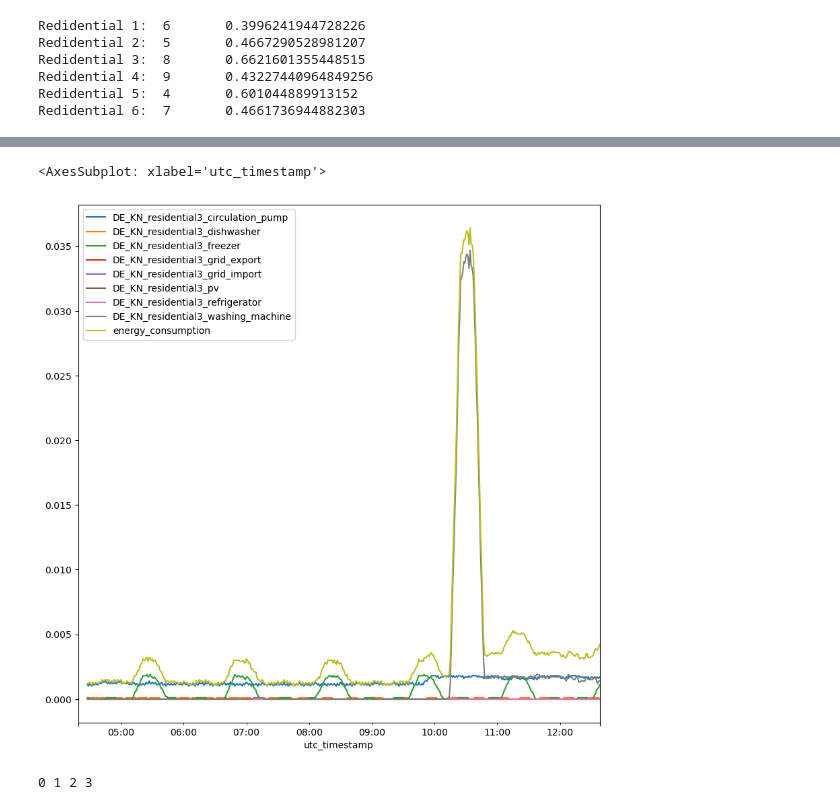
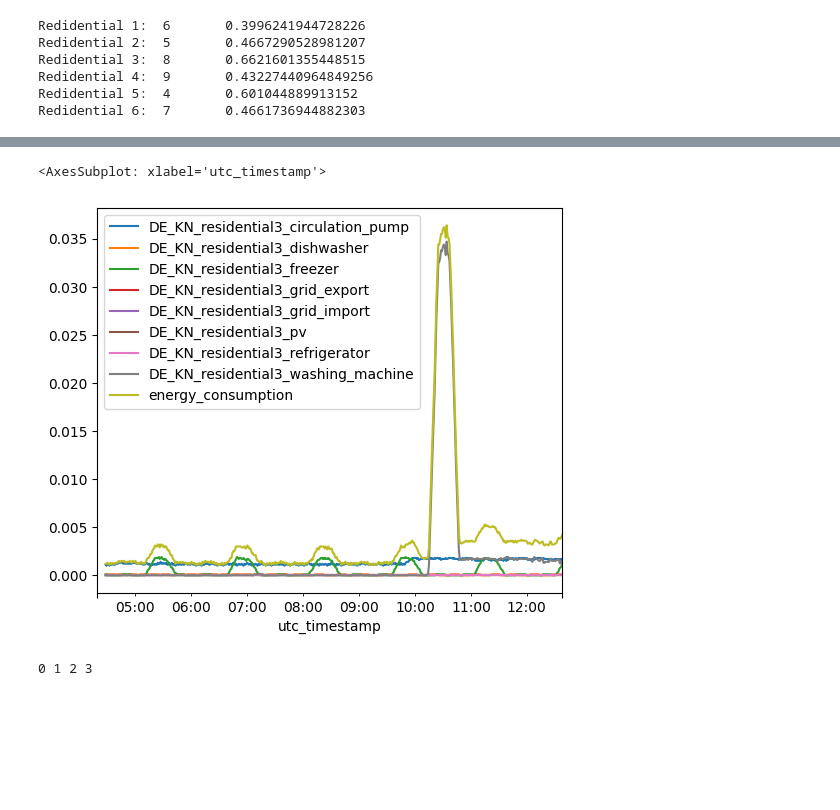
Before and after one commit to knmlprz/BITEhack-Untitled.ipynb, a Jupyter notebook: Notebooks/vEDA.ipynb, the cells around one changed output, grey strips where cells are left out. Drawn from its saved outputs; the diff is of its cells as text; code cells hidden in the pictures; blank space fills up the shorter version.

Commit message:
Add charts

```diff
--- a/Notebooks/vEDA.ipynb
+++ b/Notebooks/vEDA.ipynb
@@ -63,7 +64,7 @@ df3_normalized = (df3
     )
 )
 # %%
-df3_normalized.iloc[3_500:4_000].rolling(10).mean().plot(figsize=(10, 10))
+df3_normalized.iloc[3_500:4_000].rolling(10).mean().plot(figsize=(6, 5))
 # %% [output]
 <AxesSubplot: xlabel='utc_timestamp'>
-[figure, old version]
+[figure, new version]
```
Also changed, not shown: parts of 39 cells of this notebook, 3 other files.
